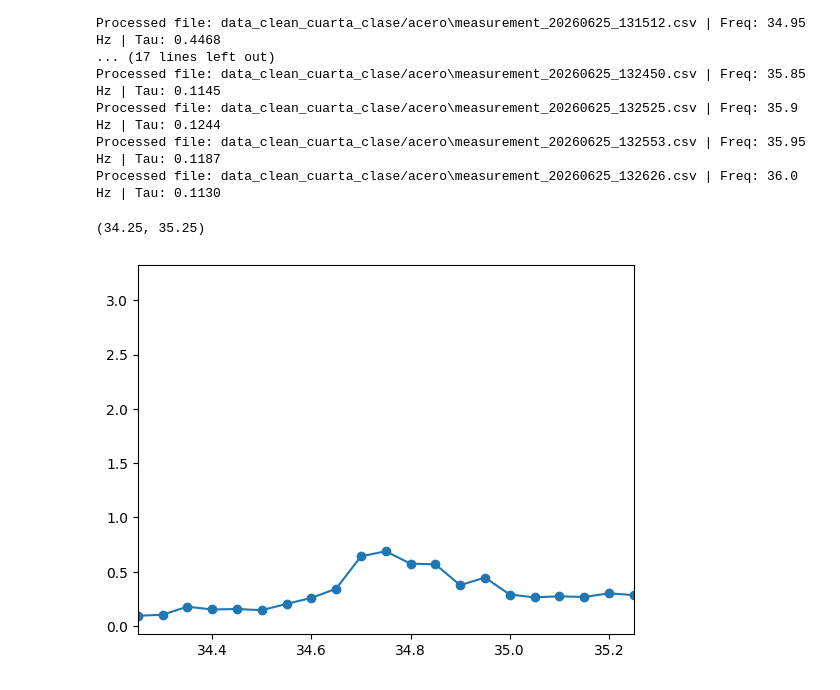
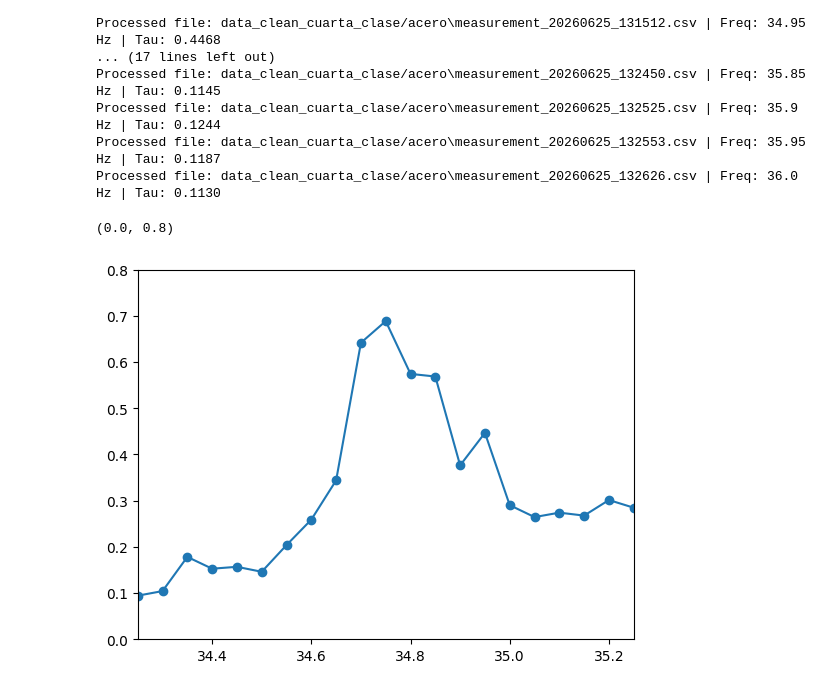
Before and after one commit to labo4gruporocco/Santi, a Jupyter notebook: Young/forzado.ipynb, the cells around one changed output. Drawn from its saved outputs; the diff is of its cells as text; code cells hidden in the pictures.

```diff
--- a/Young/forzado.ipynb
+++ b/Young/forzado.ipynb
@@ -471,6 +378,7 @@ Processed file: data_clean_cuarta_clase/acero\measurement_20260625_132626.csv |
 # %%
 plt.plot(frequencies, taus, marker='o', label='Amplitude')
 plt.xlim(34.25,35.25)
+plt.ylim(0,0.8)
 # %% [output]
-(34.25, 35.25)
+(0.0, 0.8)
-[figure, old version]
+[figure, new version]
```
Also changed, not shown: parts of 2 cells of this notebook, 1 other file.
